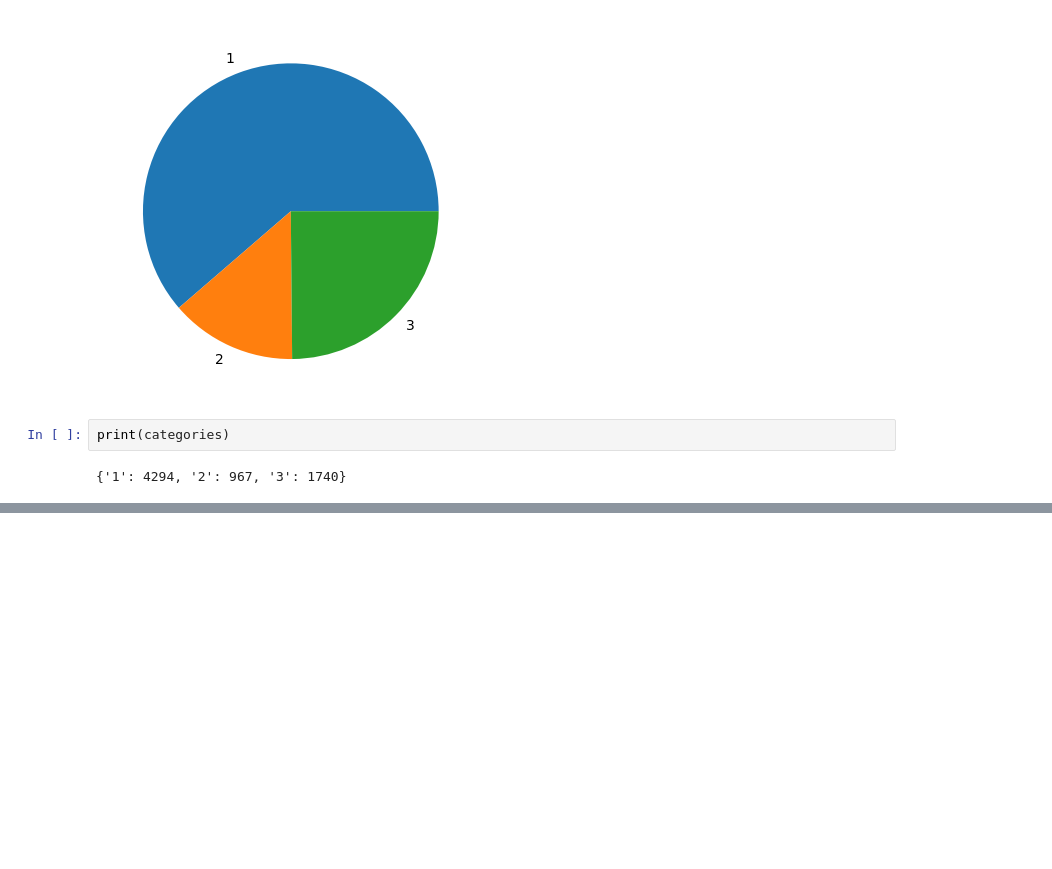
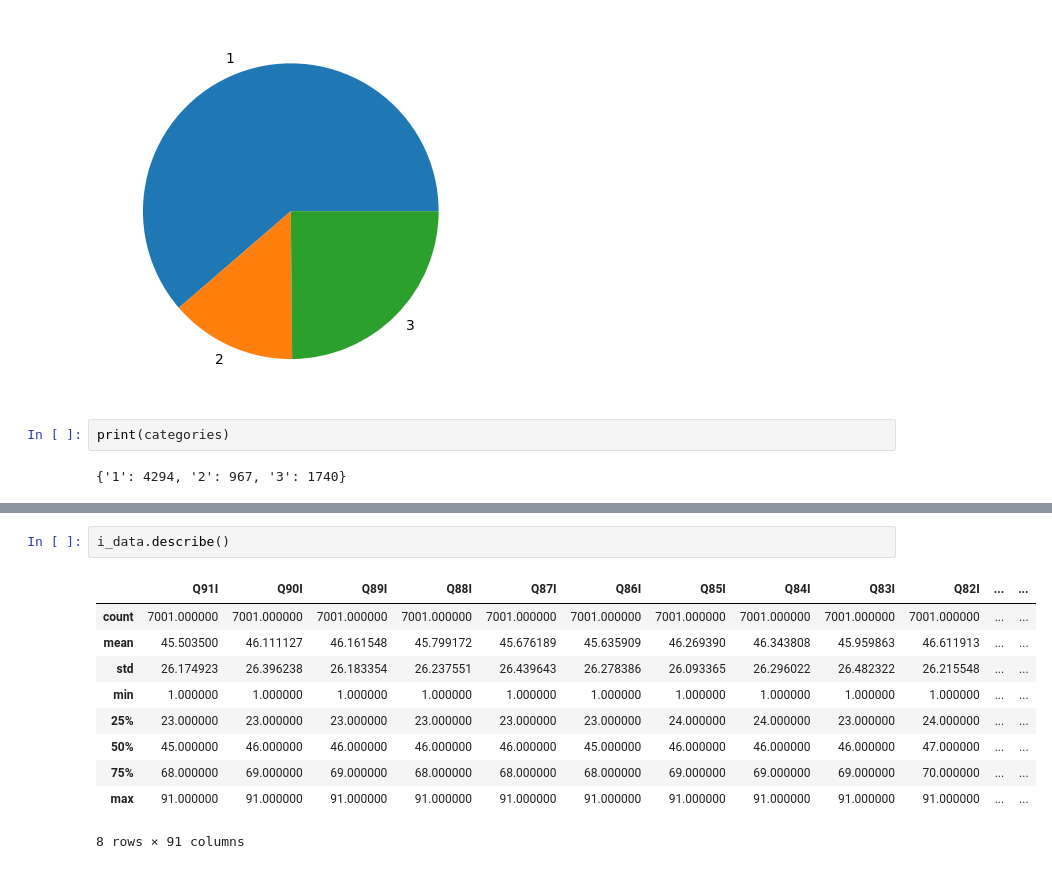
Before and after one commit to mohona-roy/introversion-extraversion-classification, a Jupyter notebook: Code.ipynb, the cells around one changed output, grey strips where cells are left out. Cells and saved outputs as stored; diff of their text form; blank space fills up the shorter version.

```diff
--- a/Code.ipynb
+++ b/Code.ipynb
@@ -556,0 +586,13 @@ print(categories)
+# %%
+i_data.describe()
+# %% [output]
+|  | Q91I | Q90I | Q89I | Q88I | Q87I | Q86I | Q85I | Q84I | Q83I | Q82I | ... | ... |
+| count | 7001.000000 | 7001.000000 | 7001.000000 | 7001.000000 | 7001.000000 | 7001.000000 | 7001.000000 | 7001.000000 | 7001.000000 | 7001.000000 | ... | ... |
+| mean | 45.503500 | 46.111127 | 46.161548 | 45.799172 | 45.676189 | 45.635909 | 46.269390 | 46.343808 | 45.959863 | 46.611913 | ... | ... |
+| std | 26.174923 | 26.396238 | 26.183354 | 26.237551 | 26.439643 | 26.278386 | 26.093365 | 26.296022 | 26.482322 | 26.215548 | ... | ... |
+| min | 1.000000 | 1.000000 | 1.000000 | 1.000000 | 1.000000 | 1.000000 | 1.000000 | 1.000000 | 1.000000 | 1.000000 | ... | ... |
+| 25% | 23.000000 | 23.000000 | 23.000000 | 23.000000 | 23.000000 | 23.000000 | 24.000000 | 24.000000 | 23.000000 | 24.000000 | ... | ... |
+| 50% | 45.000000 | 46.000000 | 46.000000 | 46.000000 | 46.000000 | 45.000000 | 46.000000 | 46.000000 | 46.000000 | 47.000000 | ... | ... |
+| 75% | 68.000000 | 69.000000 | 69.000000 | 68.000000 | 68.000000 | 68.000000 | 69.000000 | 69.000000 | 69.000000 | 70.000000 | ... | ... |
+| max | 91.000000 | 91.000000 | 91.000000 | 91.000000 | 91.000000 | 91.000000 | 91.000000 | 91.000000 | 91.000000 | 91.000000 | ... | ... |
+8 rows × 91 columns
```
Also changed, not shown: parts of 38 cells of this notebook.
